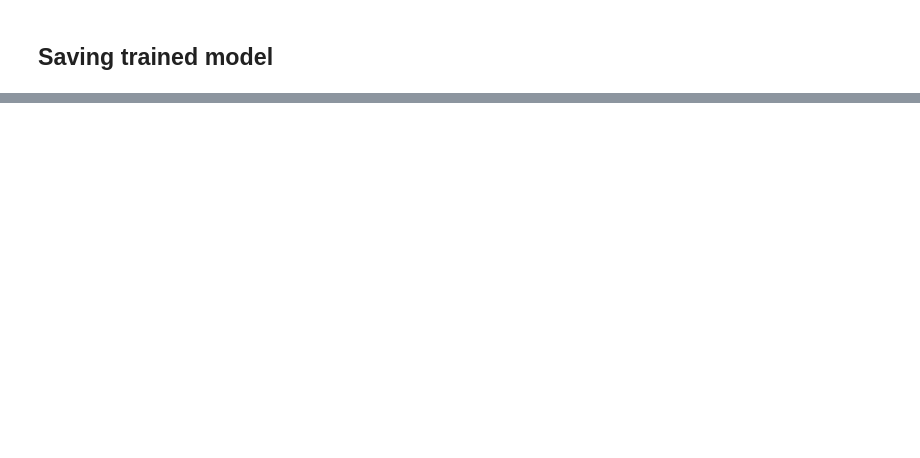
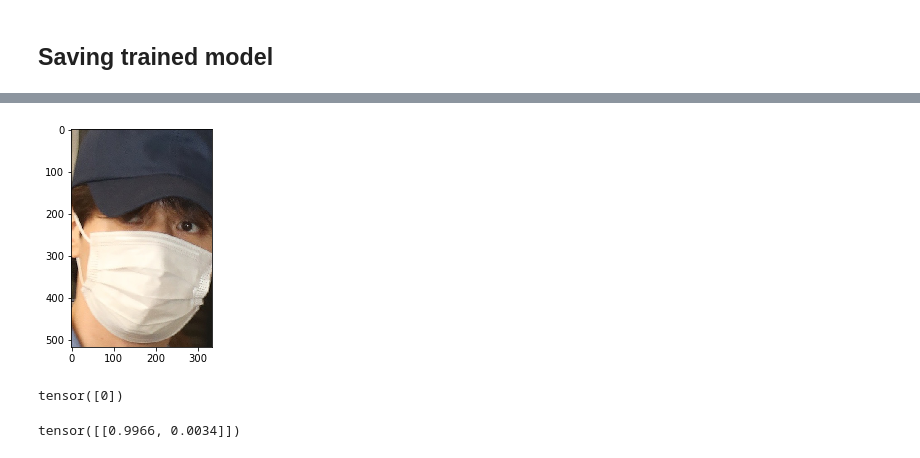
Before and after one commit to euguroglu/Machine-Learning-Projects, a Jupyter notebook: Pytorch_CNN_Mask_Classification.ipynb, the cells around one changed output, grey strips where cells are left out. Drawn from its saved outputs; the diff is of its cells as text; code cells hidden in the pictures; blank space fills up the shorter version.

```diff
--- a/Pytorch_CNN_Mask_Classification.ipynb
+++ b/Pytorch_CNN_Mask_Classification.ipynb
@@ -249,0 +300,7 @@ torch.save(model.state_dict(),'Mask_predict.pt')
+# %%
+new_im2 = mpimg.imread('test2.jpg')
+plt.imshow(new_im2)
+new_im2 = Image.fromarray(new_im2)
+new_im2 = test_transform(new_im2)
+# %% [output]
+[figure, added]
@@ -249,0 +315,4 @@ torch.save(model.state_dict(),'Mask_predict.pt')
+# %%
+predict
+# %% [output]
+tensor([0])
@@ -249,0 +321,4 @@ torch.save(model.state_dict(),'Mask_predict.pt')
+# %%
+probability
+# %% [output]
+tensor([[0.9966, 0.0034]])
```
Also changed, not shown: parts of 23 cells of this notebook.
